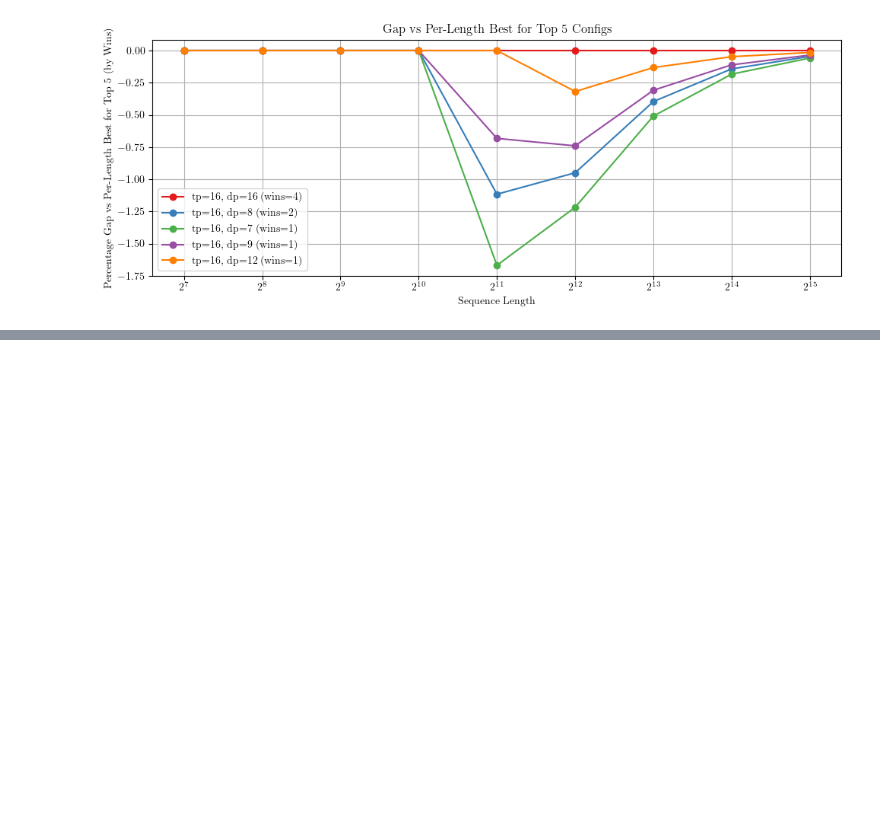
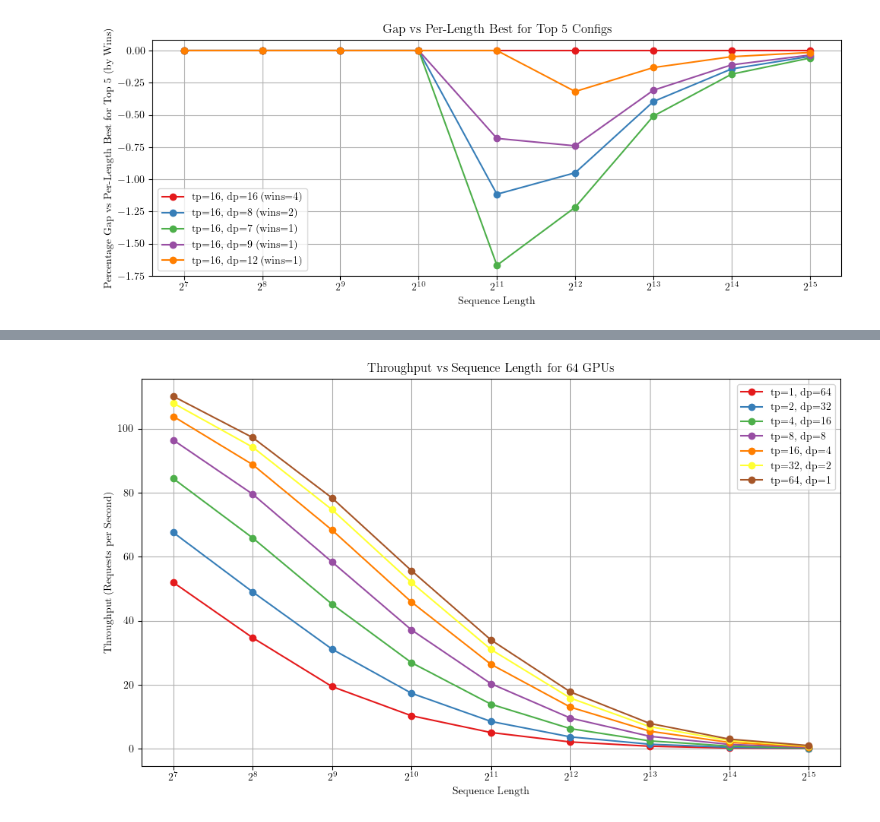
Before and after one commit to NathanRignall/llm-scheduling, a Jupyter notebook: notebooks/simulator.ipynb, the cells around one changed output, grey strips where cells are left out. Drawn from its saved outputs; the diff is of its cells as text; code cells hidden in the pictures; blank space fills up the shorter version.

```diff
--- a/notebooks/simulator.ipynb
+++ b/notebooks/simulator.ipynb
@@ -76,7 +76,7 @@ for current_decode_length in range(decode_length):
         tp_num=tp,
         bs_num=bs,
         seq_len=sequence_length + current_decode_length,
-        decode_len=current_decode_length,
+        decode_len=decode_length - current_decode_length,
         gemm_group_per_device=gemm_group_per_device,
         device_num=device_num,
         print_flag=False,
@@ -288,3 +300,63 @@ Configs closest on average to per-length optimum (lowest mean % dev):
 252  16  13  3.956343e-02
 251  16  12  5.710558e-02
 [figure]
+# %%
+# for a given number of GPUs, we need to find the best tp/dp config
+# tp * dp = num_gpus
+num_gpus = 64
+configs = []
+for tp in range(1, num_gpus + 1):
+    if num_gpus % tp == 0:
+        dp = num_gpus // tp
+        configs.append((tp, dp))
+
+sequence_lengths = [128, 256, 512, 1024, 2048, 4096, 8192, 16384, 32768]
+
+# collect results
+results = []
+for seq_len in sequence_lengths:
+    for tp, dp in configs:
+        time_ms = simulator.prefill_time(
+            args,
+            gpu_list['H800'],
+            seq_len,
+            kv_cache_rate=0.563,
+            tp_num=tp,
+            dp_num=dp,
+        )
+
+        time_s = time_ms / 1000
+        request_per_second = 1 / time_s
+
+        results.append({
+            'tp': tp,
+            'dp': dp,
+            'sequence_length': seq_len,
+            'request_per_second': request_per_second,
+        })
+
+# Build DataFrame
+df = pd.DataFrame(results)
+
+# plot request_per_second vs sequence length
+plt.figure(figsize=(10, 6))
+for tp, dp in configs:
+    series = (
+        df[(df.tp == tp) & (df.dp == dp)]
+        .set_index('sequence_length')['request_per_second']
+    )
+    plt.plot(
+        series.index, series.values,
+        marker='o',
+        label=f"tp={tp}, dp={dp}"
+    )
+plt.xscale('log', base=2)
+plt.xlabel('Sequence Length')
+plt.ylabel('Throughput (Requests per Second)')
+plt.title(f'Throughput vs Sequence Length for {num_gpus} GPUs')
+plt.legend()
+plt.grid(True)
+plt.tight_layout()
+plt.show()
+# %% [output]
+[figure, added]
```
Also changed, not shown: parts of 3 cells of this notebook, 3 other files.
